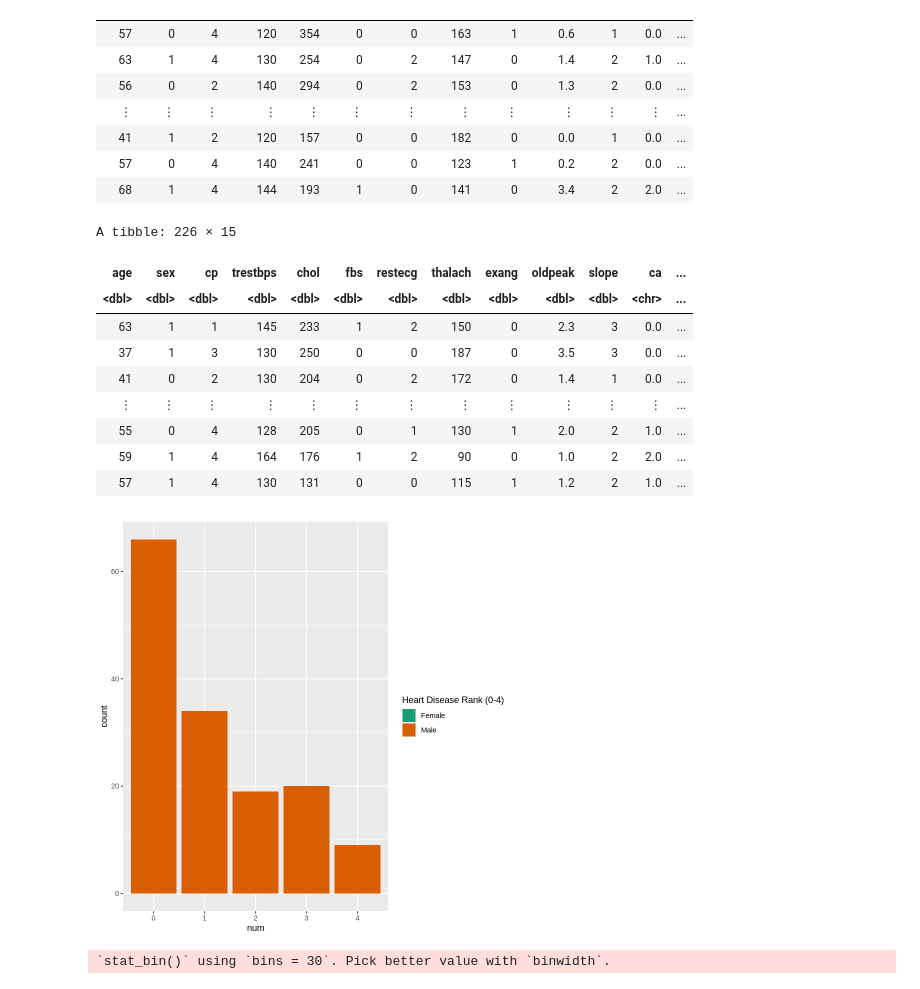
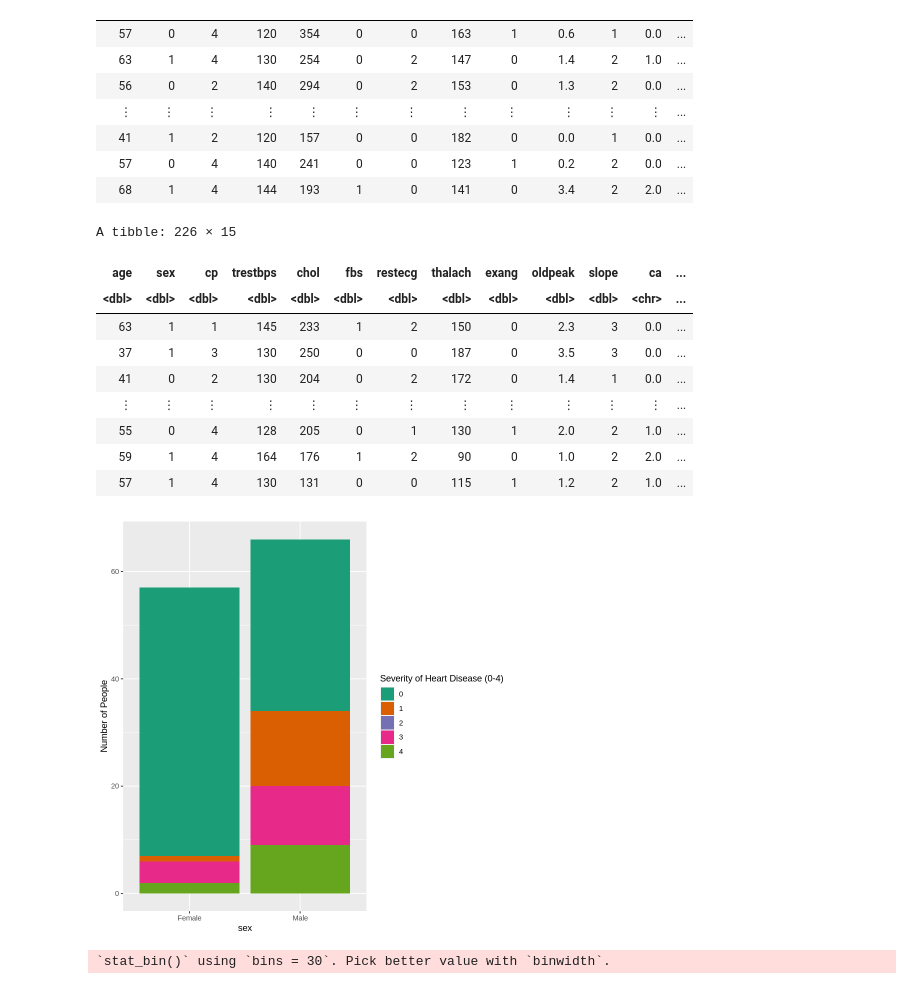
Before and after one commit to acorni02/dsci-100-2022w1-group-4, a Jupyter notebook: group_project_proposal.ipynb, the cells around one changed output. Cells and saved outputs as stored; diff of their text form; code cells hidden in the pictures.

```diff
--- a/group_project_proposal.ipynb
+++ b/group_project_proposal.ipynb
@@ -104,27 +104,27 @@ A tibble: 77 × 14
 # %%
 
 hd_training<-heart_disease_training %>%
 mutate(sex_edited = ifelse(sex == 0, "Female", ifelse(sex == 1, "Male", NA)))
 hd_training
 
 sex_bar<- hd_training|>
-         ggplot(aes(x = num, fill = sex_edited)) +
+         ggplot(aes(x = sex_edited, fill = num)) +
          geom_bar(position = "identity")+
-         labs(fill = "Heart Disease Rank (0-4)")+
+         labs(x="sex", y= "Number of People", fill = "Severity of Heart Disease (0-4)")+
          scale_fill_brewer(palette = "Dark2")
 sex_bar
 # %% [output]
 A tibble: 226 × 15
 | age | sex | cp | trestbps | chol | fbs | restecg | thalach | exang | oldpeak | slope | ca | ... |
 | <dbl> | <dbl> | <dbl> | <dbl> | <dbl> | <dbl> | <dbl> | <dbl> | <dbl> | <dbl> | <dbl> | <chr> | ... |
 | 63 | 1 | 1 | 145 | 233 | 1 | 2 | 150 | 0 | 2.3 | 3 | 0.0 | ... |
 | 37 | 1 | 3 | 130 | 250 | 0 | 0 | 187 | 0 | 3.5 | 3 | 0.0 | ... |
 | 41 | 0 | 2 | 130 | 204 | 0 | 2 | 172 | 0 | 1.4 | 1 | 0.0 | ... |
 | ⋮ | ⋮ | ⋮ | ⋮ | ⋮ | ⋮ | ⋮ | ⋮ | ⋮ | ⋮ | ⋮ | ⋮ | ... |
 | 55 | 0 | 4 | 128 | 205 | 0 | 1 | 130 | 1 | 2.0 | 2 | 1.0 | ... |
 | 59 | 1 | 4 | 164 | 176 | 1 | 2 | 90 | 0 | 1.0 | 2 | 2.0 | ... |
 | 57 | 1 | 4 | 130 | 131 | 0 | 0 | 115 | 1 | 1.2 | 2 | 1.0 | ... |
-[figure, old version]
+[figure, new version]
 # %%
 age_hist_per_num <- ggplot(heart_disease_training, aes(x = age))+
                     geom_histogram(fill = "white", color = "black")+
```
